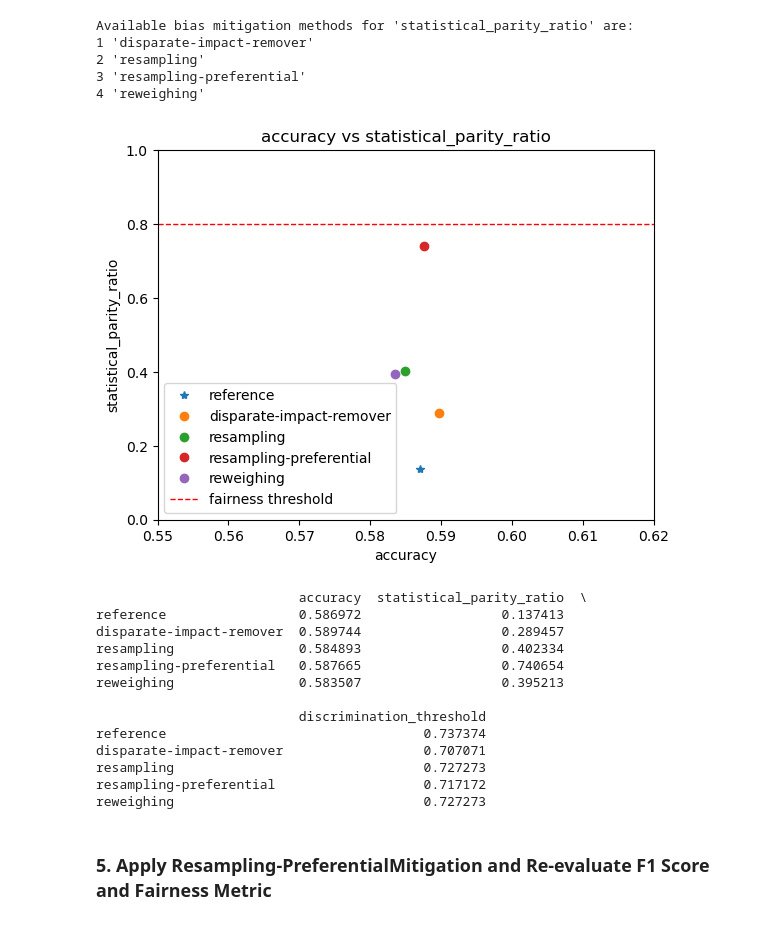
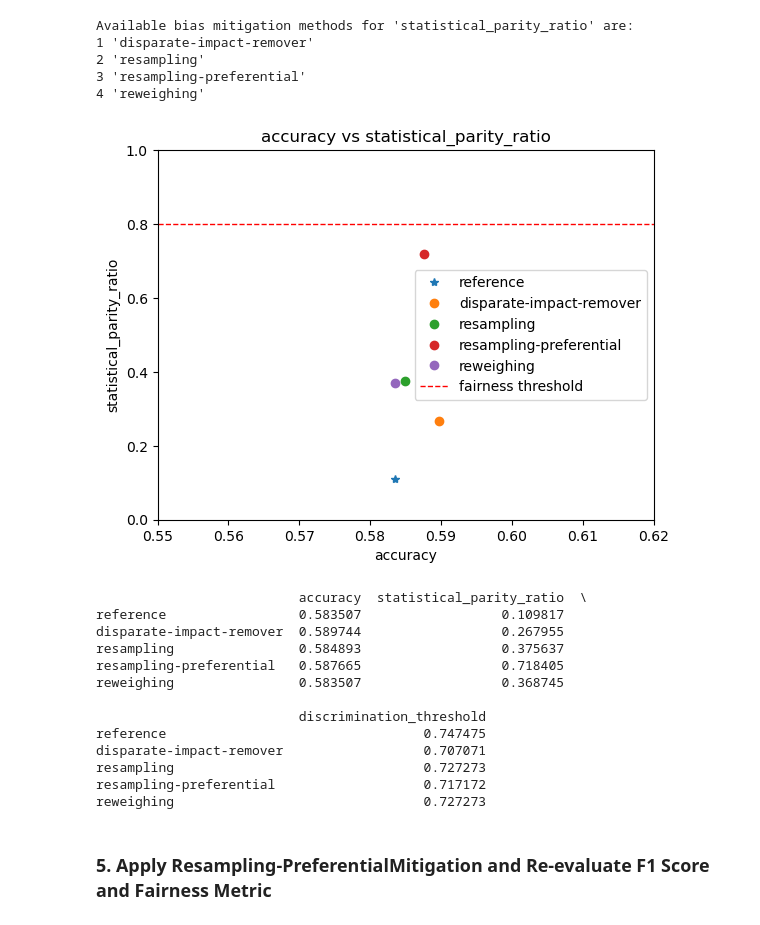
Before and after one commit to EqualityAI/EqualityML, a Jupyter notebook: notebooks/threshold-queue-rate.ipynb, the cells around one changed output. Drawn from its saved outputs; the diff is of its cells as text; code cells hidden in the pictures.

Commit message:
Change threshold-utility-cost.ipynb, threshold-queue-rate.ipynb and threshold-f1-score.ipynb notebooks to use the new arguments of the discrimination_threshold function.

```diff
--- a/notebooks/threshold-queue-rate.ipynb
+++ b/notebooks/threshold-queue-rate.ipynb
@@ -44,6 +44,6 @@ encoded_data = ohe.fit_transform(X[columns_to_encode])
 # Concatenate (Column-Bind) Processed Columns Back Together
 encoded_df = pd.DataFrame(encoded_data, columns = columns_to_encode)
 
-processed_data = pd.concat([X.drop(columns=columns_to_encode), encoded_df], axis=1)
-processed_data = pd.DataFrame(processed_data, columns = X.columns)
+processed_X = pd.concat([X.drop(columns=columns_to_encode), encoded_df], axis=1)
+processed_X = pd.DataFrame(processed_X, columns = X.columns)
 # %%
@@ -57,7 +57,7 @@ processed_data.head()
 | 4 | 0 | 1 | 0 | 0 | 2 | 1.0 | 43 |
 # %%
 # Training and testing dataset split
-X_train, X_test, y_train, y_test = train_test_split(processed_data, y, test_size=0.2, random_state=random_seed)
+X_train, X_test, y_train, y_test = train_test_split(processed_X, y, test_size=0.2, random_state=random_seed)
 # %%
 # Train a machine learning model (for example LogisticRegression)
 orig_ml_model = LogisticRegression()
@@ -73,13 +70,12 @@ training_data = pd.concat([X_train, y_train], axis=1)
 decision_maker=['queue_rate', 'limit', '0.1']
 scoring="accuracy"
 # Discrimination Threshold
-threshold = discrimination_threshold(orig_ml_model,
-                                     target_var,
-                                     training_data=training_data,
-                                     testing_data=testing_data,
-                                     decision_maker=decision_maker,
-                                     metrics=[decision_maker[0]],
-                                     show=True,
-                                     random_seed=random_seed)
-print(f"Discrimination Threshold = {threshold:.3f}")
+orig_threshold = discrimination_threshold(orig_ml_model,
+                                         processed_X,
+                                         y,
+                                         decision_maker=decision_maker,
+                                         metrics=[decision_maker[0]],
+                                         show=True,
+                                         random_seed=random_seed)
+print(f"Discrimination Threshold = {orig_threshold:.3f}")
 # %% [output]
@@ -99,12 +98,12 @@ Original accuracy score = 0.587
 # %%
-#Instantiate FAIR object
+# Instantiate FAIR object
 fair_object = FAIR(ml_model=orig_ml_model,
                    training_data=training_data,
                    testing_data=testing_data,
                    target_variable=target_var,
                    protected_variable="sex",
                    privileged_class=1.0,
-                   threshold=threshold,
+                   threshold=orig_threshold,
                    random_seed=random_seed)
 # %%
 metric_name='statistical_parity_ratio'
@@ -126,21 +125,21 @@ Available bias mitigation methods for 'statistical_parity_ratio' are:
 # %%
 df = fair_object.compare_mitigation_methods(metric_name=metric_name,
                                             scoring=scoring,
+                                            show=True,
                                             compute_discrimination_threshold=True,
-                                            decision_maker=decision_maker,
-                                            show=True)
+                                            decision_maker=decision_maker)
 print(df)
 # %% [output]
-[figure, old version]
+[figure, new version]
                           accuracy  statistical_parity_ratio  \
-reference                 0.586972                  0.137413
-disparate-impact-remover  0.589744                  0.289457
-resampling                0.584893                  0.402334
-resampling-preferential   0.587665                  0.740654
-reweighing                0.583507                  0.395213
+reference                 0.583507                  0.109817
+disparate-impact-remover  0.589744                  0.267955
+resampling                0.584893                  0.375637
+resampling-preferential   0.587665                  0.718405
+reweighing                0.583507                  0.368745
 
                           discrimination_threshold
-reference                                 0.737374
+reference                                 0.747475
 disparate-impact-remover                  0.707071
 resampling                                0.727273
 resampling-preferential                   0.717172
```
Also changed, not shown: parts of 13 cells of this notebook, 2 other files.
